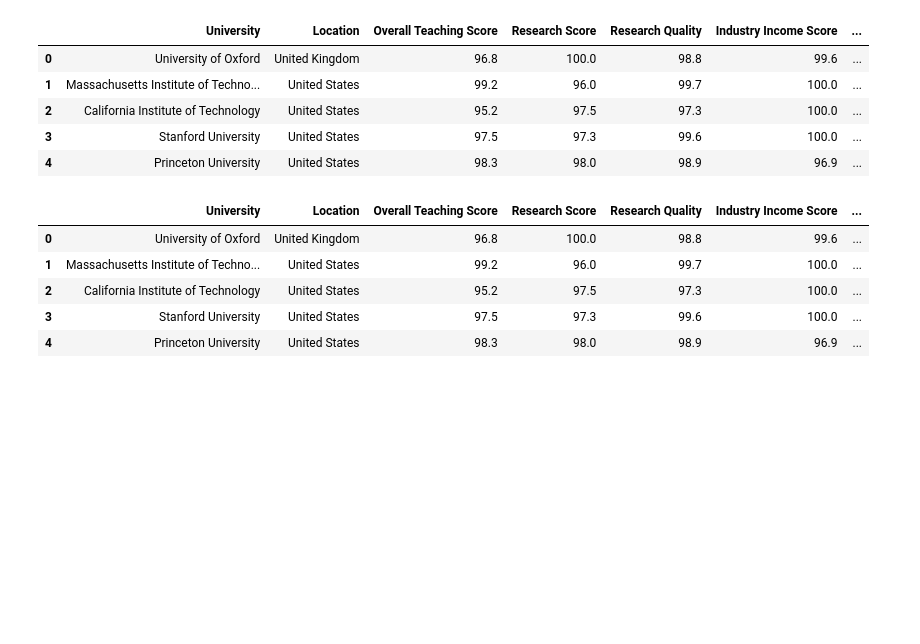
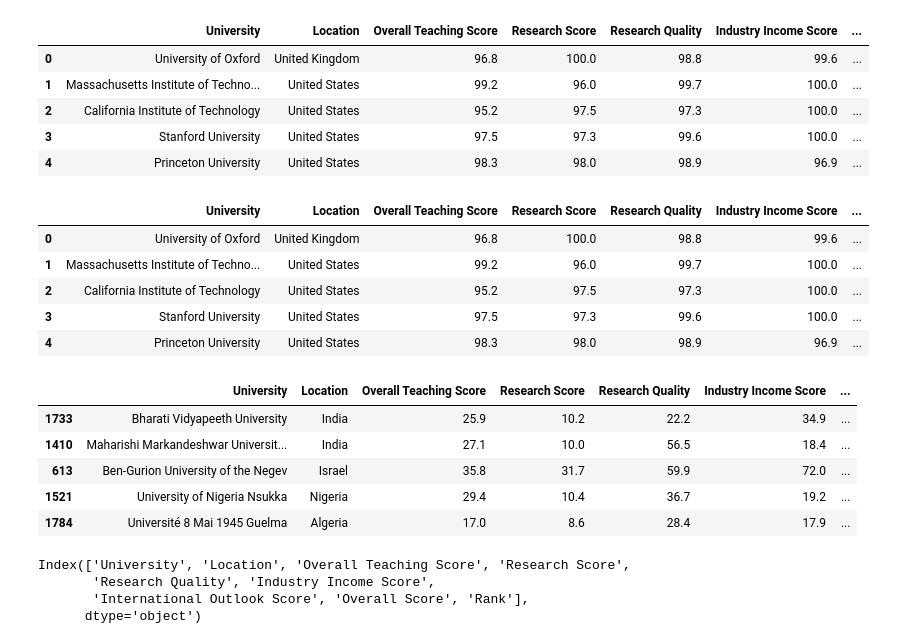
Before and after one commit to chaudhary-dotcom/FEngineering, a Jupyter notebook: dataCleaning.ipynb, the cells around one changed output. Saved outputs shown, nothing was run; the diff lists cells and outputs as text; code cells hidden in the pictures; blank space fills up the shorter version.

Commit message:
analysis of university ranking

```diff
--- a/endToend.ipynb
+++ b/dataCleaning.ipynb
@@ -168,0 +171,18 @@ df_clean.to_csv('university_rank_clean_data.csv', index=False)
+# %%
+clean_df = pd.read_csv('university_rank_clean_data.csv')
+# %%
+clean_df.sample(5)
+# %% [output]
+|  | University | Location | Overall Teaching Score | Research Score | Research Quality | Industry Income Score | ... |
+| 1733 | Bharati Vidyapeeth University | India | 25.9 | 10.2 | 22.2 | 34.9 | ... |
+| 1410 | Maharishi Markandeshwar Universit... | India | 27.1 | 10.0 | 56.5 | 18.4 | ... |
+| 613 | Ben-Gurion University of the Negev | Israel | 35.8 | 31.7 | 59.9 | 72.0 | ... |
+| 1521 | University of Nigeria Nsukka | Nigeria | 29.4 | 10.4 | 36.7 | 19.2 | ... |
+| 1784 | Université 8 Mai 1945 Guelma | Algeria | 17.0 | 8.6 | 28.4 | 17.9 | ... |
+# %%
+df.columns
+# %% [output]
+Index(['University', 'Location', 'Overall Teaching Score', 'Research Score',
+       'Research Quality', 'Industry Income Score',
+       'International Outlook Score', 'Overall Score', 'Rank'],
+      dtype='object')
```
Also changed, not shown: parts of 6 cells of this notebook, 4 other files.
